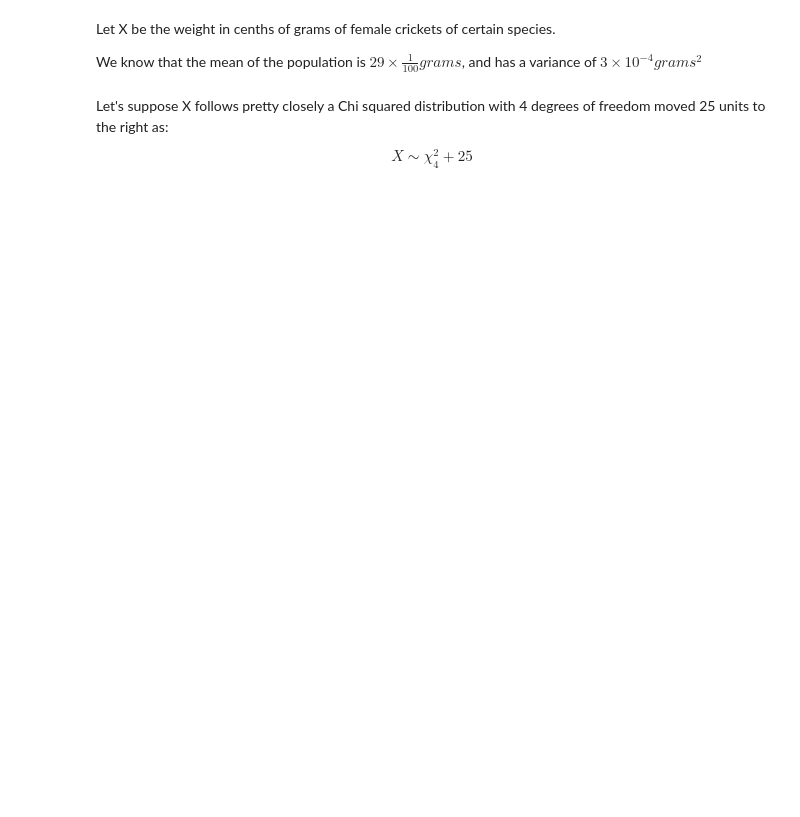
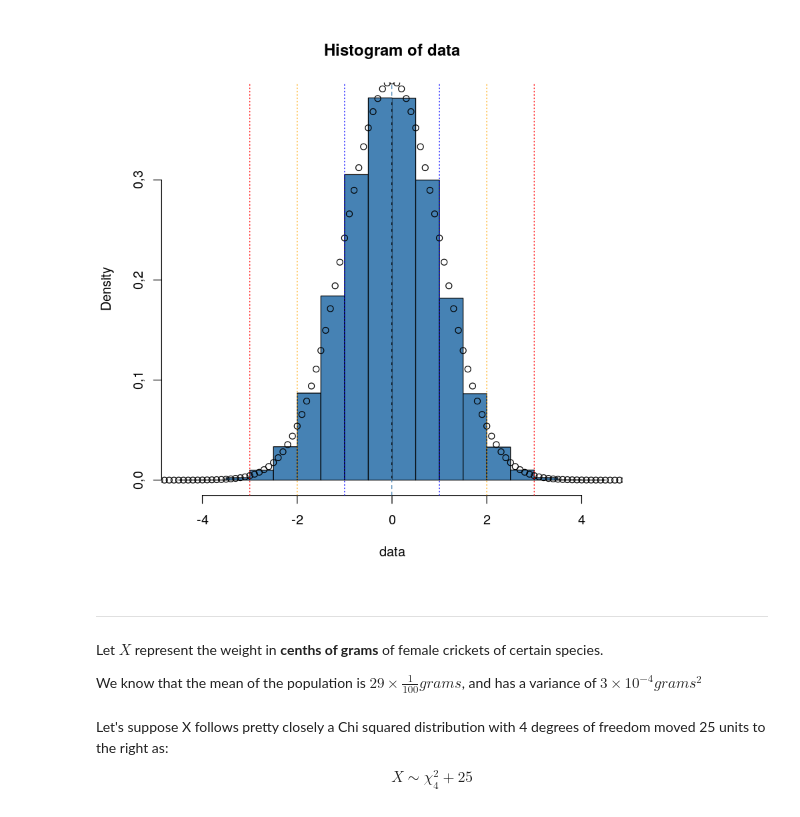
Before and after one commit to LecJackS/Probabilidades-y-Estadistica-2019-2doC, a Jupyter notebook: Likelihood.ipynb, the cells around one changed output. Drawn from its saved outputs; the diff is of its cells as text; code cells hidden in the pictures; blank space fills up the shorter version.

```diff
--- a/Likelihood.ipynb
+++ b/Likelihood.ipynb
@@ -0,0 +5,3 @@
+# %%
+mean <- 0
+var  <- 1
@@ -1,5 +17,18 @@
+# %%
+data <- rnorm(n=100000, mean=0, sd=1)
+hist(data, freq=FALSE, col="steelblue")
+points(grid, likelihood, pty=3)
+
+abline(v=mean(data), col="steelblue", lty=2)
+abline(v=1*sd(data)*c(-1,1), col="blue", lty=3)
+abline(v=2*sd(data)*c(-1,1), col="orange", lty=3)
+abline(v=3*sd(data)*c(-1,1), col="red", lty=3)
+# %% [output]
+[figure, added]
+# %% [markdown]
+---
 # %% [markdown]
-Let X be the weight in cenths of grams of female crickets of certain species.
+Let $X$ represent the weight in **cenths of grams** of female crickets of certain species.
 
 We know that the mean of the population is $29 \times \frac {1}{100} grams$, and has a variance of $3\times 10^{-4}grams^2$
 # %%
```
Also changed, not shown: parts of 6 cells of this notebook.
